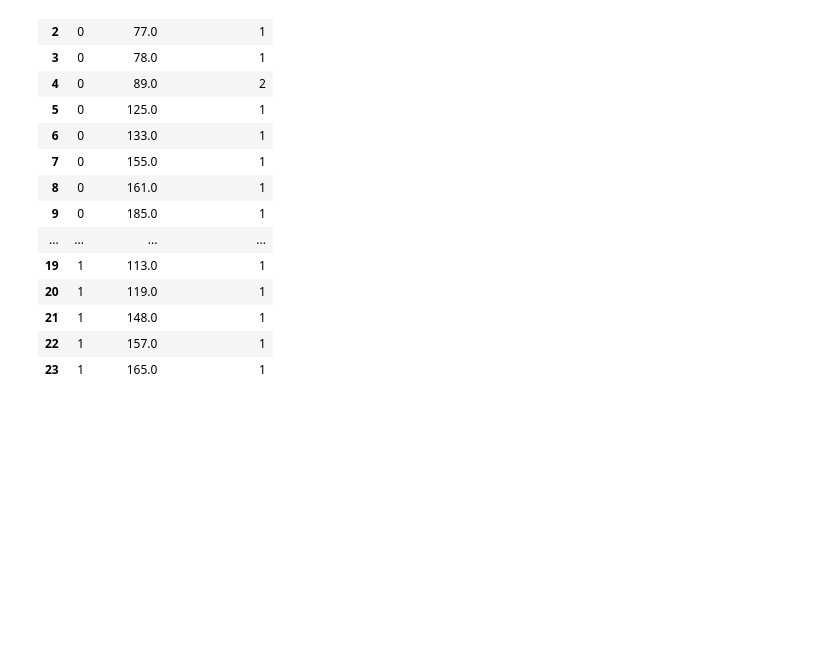
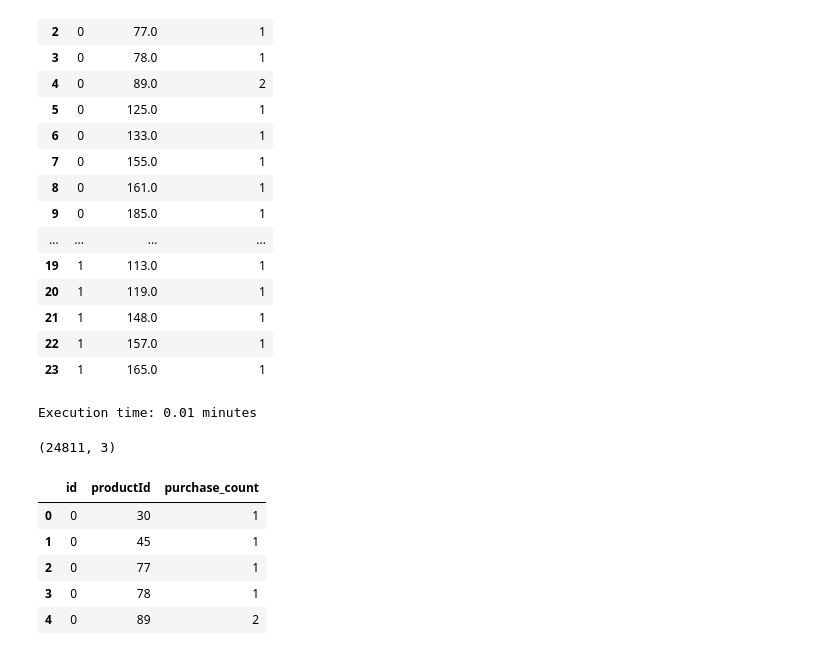
Before and after one commit to HassanSherwani/Predicting-customers-demand_API_Flask, a Jupyter notebook: Product_Freq.ipynb, the cells around one changed output. Cells and saved outputs as stored; diff of their text form; code cells hidden in the pictures; blank space fills up the shorter version.

```diff
--- a/Product_Freq.ipynb
+++ b/Product_Freq.ipynb
@@ -110,0 +113,31 @@ pd.melt(transactions.head(2).set_index('id')['products'].apply(pd.Series).reset_
+# %%
+### 4a)-One for purchase count
+s=time.time()
+
+data = pd.melt(transactions.set_index('id')['products'].apply(pd.Series).reset_index(),
+             id_vars=['id'],
+             value_name='products') \
+    .dropna().drop(['variable'], axis=1) \
+    .groupby(['id', 'products']) \
+    .agg({'products': 'count'}) \
+    .rename(columns={'products': 'purchase_count'}) \
+    .reset_index() \
+    .rename(columns={'products': 'productId'})
+data['productId'] = data['productId'].astype(np.int64)
+
+print("Execution time:", round((time.time()-s)/60,2), "minutes")
+# %% [output]
+Execution time: 0.01 minutes
+# %%
+data.shape
+# %% [output]
+(24811, 3)
+# %%
+data.head()
+# %% [output]
+|  | id | productId | purchase_count |
+| 0 | 0 | 30 | 1 |
+| 1 | 0 | 45 | 1 |
+| 2 | 0 | 77 | 1 |
+| 3 | 0 | 78 | 1 |
+| 4 | 0 | 89 | 2 |
```
Also changed, not shown: parts of 12 cells of this notebook.
